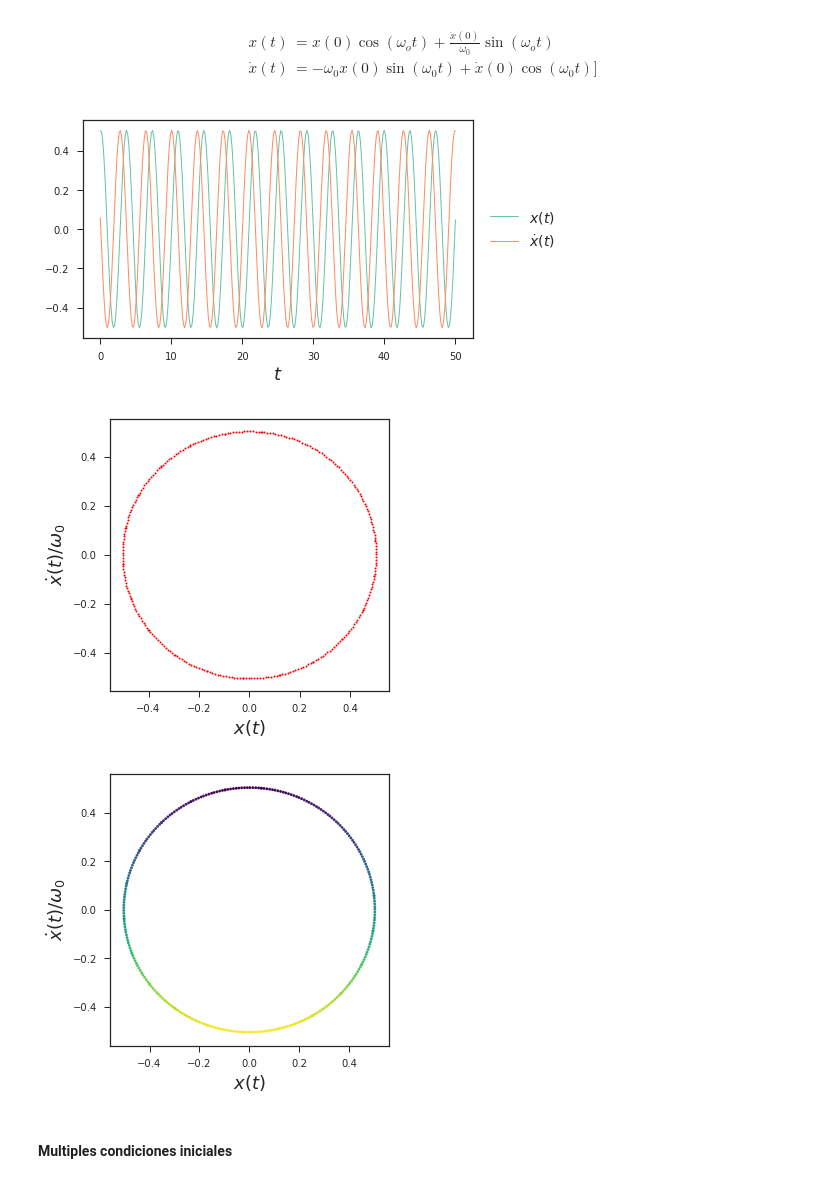
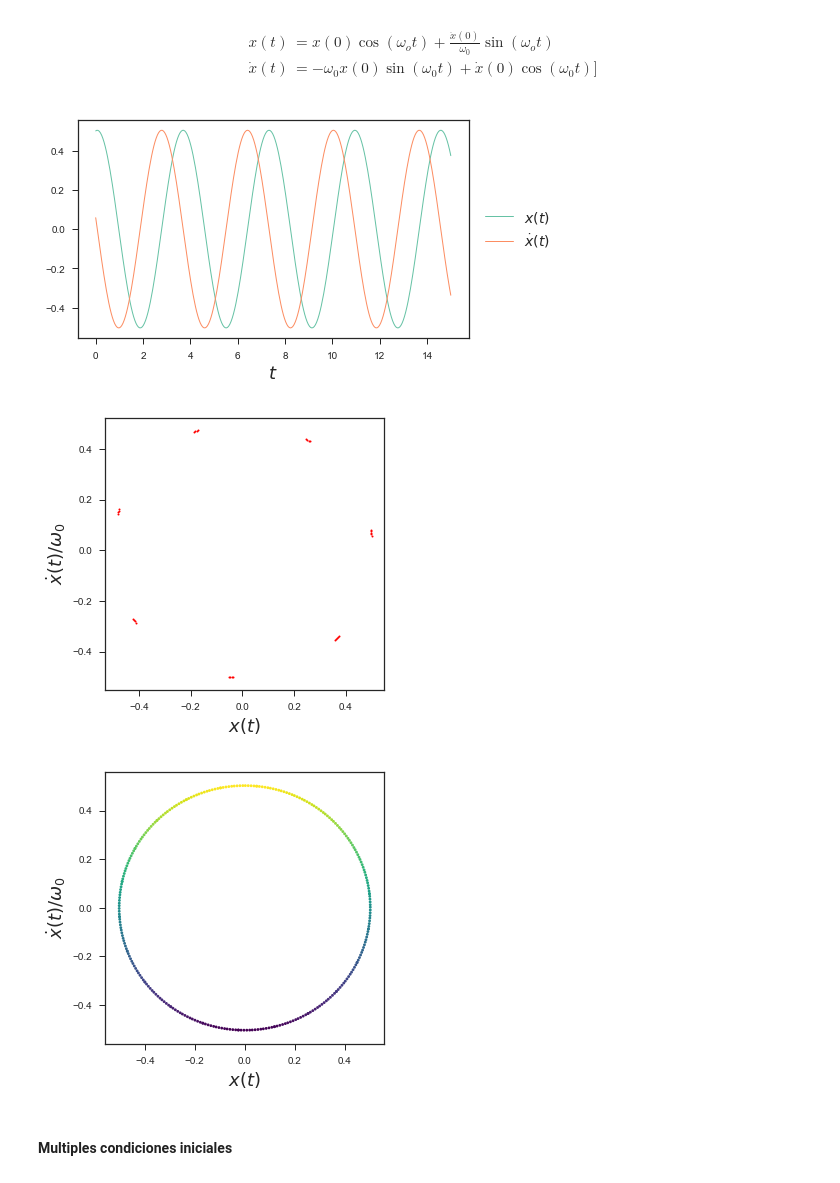
Before and after one commit to marcosotm/SimMat2018-1, a Jupyter notebook: Modulo2/Clase12_OsciladorArmonico.ipynb, the cells around one changed output. Drawn from its saved outputs; the diff is of its cells as text; code cells hidden in the pictures.

```diff
--- a/Modulo2/Clase12_OsciladorArmonico.ipynb
+++ b/Modulo2/Clase12_OsciladorArmonico.ipynb
@@ -289,7 +291,7 @@ omega_0 = np.sqrt(k/m)
 x_0 = .5
 dx_0 = .1
 # %%
-t = np.linspace(0, 50, 300)
+t = np.linspace(0, 15, 300)
 # %%
 x_t = x_0 *np.cos(omega_0 *t) + (dx_0/omega_0) * np.sin(omega_0 *t)
 dx_t = -omega_0 * x_0 * np.sin(omega_0 * t) + dx_0 * np.cos(omega_0 * t)
@@ -302,7 +304,7 @@ plt.legend(loc='center left', bbox_to_anchor=(1.01, 0.5), prop={'size': 14})
 plt.xlabel('$t$', fontsize = 18)
 plt.show()
 # %% [output]
-[figure, old version]
+[figure, new version]
 # %%
 plt.figure(figsize = (5, 5))
 plt.plot(x_t, dx_t/omega_0, 'ro', ms = 2)
@@ -310,15 +312,15 @@ plt.xlabel('$x(t)$', fontsize = 18)
 plt.ylabel('$\dot{x}(t)/\omega_0$', fontsize = 18)
 plt.show()
 # %% [output]
-[figure, old version]
+[figure, new version]
 # %%
 plt.figure(figsize = (5, 5))
-plt.scatter(x_t, dx_t/omega_0, cmap = 'viridis', c = -dx_t, s = 8, lw = 0)
+plt.scatter(x_t, dx_t/omega_0, cmap = 'viridis', c = dx_t, s = 8, lw = 0)
 plt.xlabel('$x(t)$', fontsize = 18)
 plt.ylabel('$\dot{x}(t)/\omega_0$', fontsize = 18)
 plt.show()
 # %% [output]
-[figure, old version]
+[figure, new version]
 # %% [markdown]
 #### Multiples condiciones iniciales
 # %%
```
Also changed, not shown: parts of 5 cells of this notebook.
